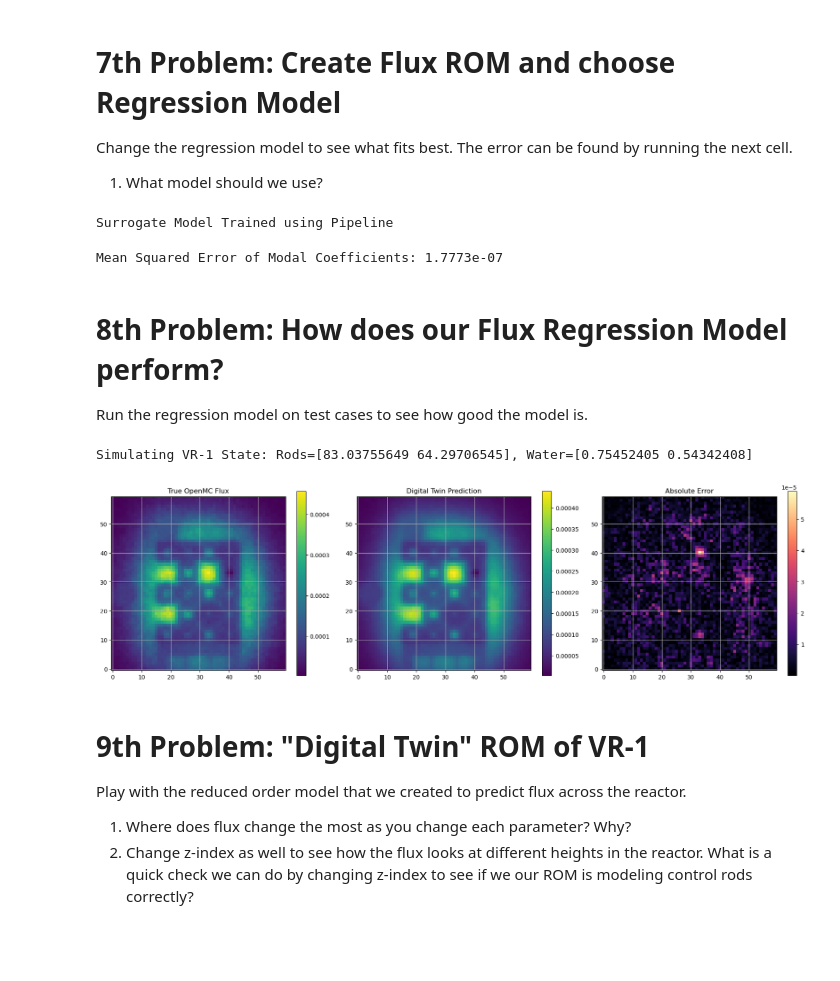
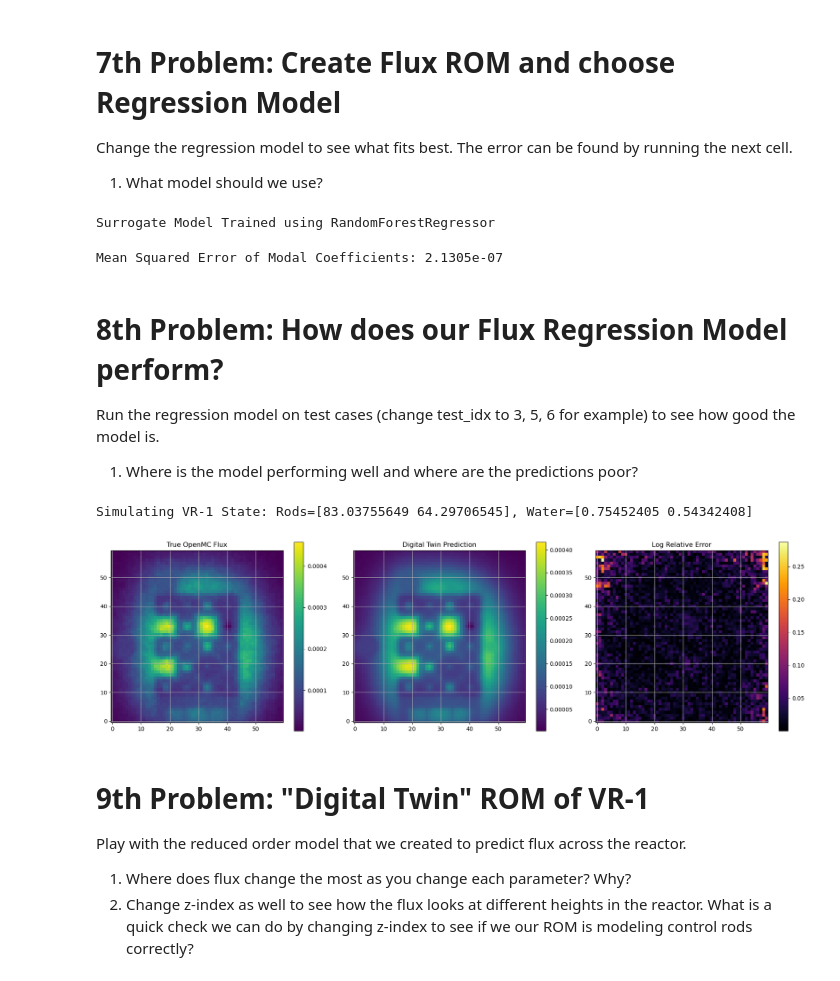
Before and after one commit to ondrejch/VR1-openmc, a Jupyter notebook: digital_twin_files/dt_lab.ipynb, the cells around one changed output. Drawn from its saved outputs; the diff is of its cells as text; code cells hidden in the pictures; blank space fills up the shorter version.

Commit message:
digital twin files for quasistatic transients model

```diff
--- a/digital_twin_files/dt_lab.ipynb
+++ b/digital_twin_files/dt_lab.ipynb
@@ -229,10 +234,10 @@ Change which regression model you use here to see how it affects the prediction
 
 # Train a NON-LINEAR Surrogate for k-effective instead
 # A degree-3 polynomial allows for the classic S-Curve of rod worth
-keff_model = make_pipeline(PolynomialFeatures(degree=3), LinearRegression())
+# keff_model = make_pipeline(PolynomialFeatures(degree=3), LinearRegression())
 
 # (Alternatively, try a Random Forest here too)
-# keff_model = ensemble.RandomForestRegressor(n_estimators=100, random_state=42)
+keff_model = ensemble.RandomForestRegressor(n_estimators=100, random_state=42)
 
 
 
@@ -471,10 +480,10 @@ Y_train_coeffs = C_train.T
 
 # Option B: Polynomial Regression (Degree 2)
 # Adds interaction terms (e.g., cr1_height * water_density) and squared terms
-surrogate_model = make_pipeline(PolynomialFeatures(degree=3), LinearRegression())
+# surrogate_model = make_pipeline(PolynomialFeatures(degree=3), LinearRegression())
 
 # Option C: Random Forest Regressor (Non-linear, tree-based)
-# surrogate_model = ensemble.RandomForestRegressor(n_estimators=100, random_state=42)
+surrogate_model = ensemble.RandomForestRegressor(n_estimators=100, random_state=42)
 
 # Option D: Multi-Layer Perceptron (A small Neural Network)
 # surrogate_model = nn.MLPRegressor(hidden_layer_sizes=(64, 32), max_iter=1000)
@@ -487,7 +496,7 @@ surrogate_model = make_pipeline(PolynomialFeatures(degree=3), LinearRegression()
 surrogate_model.fit(X_train, Y_train_coeffs)
 print(f"Surrogate Model Trained using {surrogate_model.__class__.__name__}")
 # %% [output]
-Surrogate Model Trained using Pipeline
+Surrogate Model Trained using RandomForestRegressor
 # %%
 # 1. Calculate the true coefficients for the test set
 S_matrix_test = []
@@ -530,11 +539,13 @@ print(f"Mean Squared Error of Modal Coefficients: {mse:.4e}")
 # plt.grid(True)
 # plt.show()
 # %% [output]
-Mean Squared Error of Modal Coefficients: 1.7773e-07
+Mean Squared Error of Modal Coefficients: 2.1305e-07
 # %% [markdown]
 # 8th Problem: How does our Flux Regression Model perform?
 
-Run the regression model on test cases to see how good the model is.
+Run the regression model on test cases (change test_idx to 3, 5, 6 for example) to see how good the model is.
+
+1. Where is the model performing well and where are the predictions poor?
 # %%
 # Pick a random test case to visualize
 test_idx = 3
@@ -551,36 +562,40 @@ reconstructed_flat = np.dot(U_r, predicted_coeffs)
 # CORRECTED SHAPE: (Z, Y, X, Energy)
 reconstructed_3d = reconstructed_flat.reshape((NZ, NY, NX, NG))
 
 # 3. Load the true Monte Carlo result for comparison
 # Force the case_id to be an integer to avoid the '.0' file path error
 true_case_id = int(test_df.iloc[test_idx]["case_id"])
 true_3d = load_flux_data(f'VR1_DT_Lab_Test_Data/results_case_{true_case_id}.npz')
 
 # 4. Visualize the mid-plane Thermal Flux
 fig, axes = plt.subplots(1, 3, figsize=(18, 5))
 z_mid = 35
 
 # True Physics
 im0 = axes[0].imshow(true_3d[z_mid, :, :, 0], origin='lower', cmap='viridis')
 axes[0].set_title('True OpenMC Flux')
 fig.colorbar(im0, ax=axes[0])
 
 # Digital Twin Prediction
 im1 = axes[1].imshow(reconstructed_3d[z_mid, :, :, 0], origin='lower', cmap='viridis')
 axes[1].set_title('Digital Twin Prediction')
 fig.colorbar(im1, ax=axes[1])
 
 # Absolute Error
 error = np.abs(true_3d[z_mid, :, :, 0] - reconstructed_3d[z_mid, :, :, 0])
-im2 = axes[2].imshow(error, origin='lower', cmap='magma')
-axes[2].set_title('Absolute Error')
+
+# Log Relative Error (with small epsilon to avoid division by zero)
+epsilon = 1e-10
+relative_error = np.log10(error / (np.abs(true_3d[z_mid, :, :, 0]) + epsilon) + 1)
+im2 = axes[2].imshow(relative_error, origin='lower', cmap='inferno')
+axes[2].set_title('Log Relative Error')
 fig.colorbar(im2, ax=axes[2])
 
 plt.tight_layout()
 plt.show()
 # %% [output]
 Simulating VR-1 State: Rods=[83.03755649 64.29706545], Water=[0.75452405 0.54342408]
-[figure, old version]
+[figure, new version]
 # %% [markdown]
 # 9th Problem: "Digital Twin" ROM of VR-1
 
```
Also changed, not shown: parts of 5 cells of this notebook, 8 other files.
